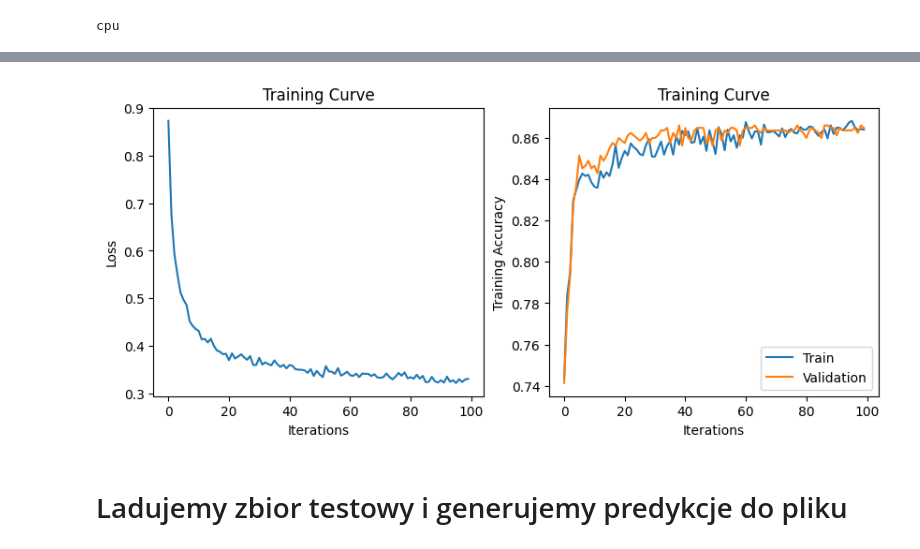
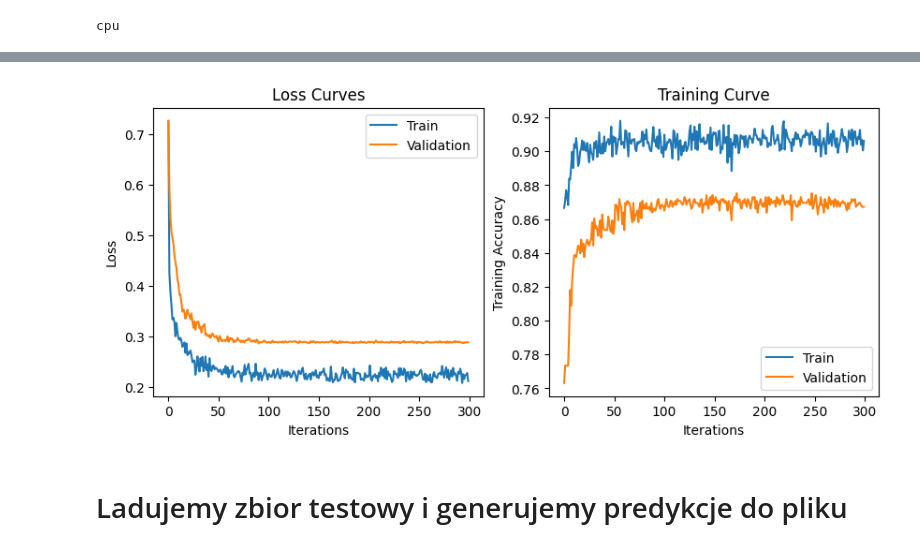
Before and after one commit to Kubasz091/Proj_2_ssne, a Jupyter notebook: solution.ipynb, the cells around one changed output, grey strips where cells are left out. Cells and saved outputs as stored; diff of their text form; code cells hidden in the pictures.

Commit message:
optimal settings

```diff
--- a/solution.ipynb
+++ b/solution.ipynb
@@ -301,7 +337,15 @@ val_data_num = torch.tensor(val_data_num, dtype=torch.float32)
 val_data_cat = torch.tensor(val_data_cat.values, dtype=torch.float32)
 val_target = torch.tensor(val_target.values, dtype=torch.int64)
 
+sample_weights = torch.tensor(data_weights.iloc[train_indices].values, dtype=torch.float32)
+
 train_dataset = torch.utils.data.TensorDataset(train_data_num, train_data_cat, train_target)
 test_dataset = torch.utils.data.TensorDataset(val_data_num, val_data_cat, val_target)
+
+train_sampler = torch.utils.data.WeightedRandomSampler(
+    weights=sample_weights,
+    num_samples=len(train_indices),
+    replacement=True
+)
 # %%
 class FlatClassifier(nn.Module):
@@ -346,20 +399,21 @@ print(device)
 # %% [output]
 cpu
 # %%
-model = FlatClassifier(64, 32).to(device)
+model = FlatClassifier(64, 32, nn.GELU, 0).to(device)
 
-train_loader = DataLoader(train_dataset, batch_size=64, shuffle=True)
+train_loader = DataLoader(train_dataset, batch_size=64, sampler=train_sampler)
 test_loader = DataLoader(test_dataset, batch_size=64, shuffle=False)
 
 criterion = nn.CrossEntropyLoss()
 optimizer = optim.Adam(model.parameters(), lr=0.001, weight_decay=0.00001)
-scheduler = torch.optim.lr_scheduler.ReduceLROnPlateau(optimizer, mode='min', factor=0.5, patience=5)
+scheduler = torch.optim.lr_scheduler.ReduceLROnPlateau(optimizer, mode='min', factor=0.5, patience=10)
 
 iters = []
 losses = []
+val_losses = []
 train_acc = []
 val_acc = []
-for n in range(100):
+for n in range(300):
     epoch_losses = []
     for num_data, cat_data, target_batch in train_loader:
         num_data = num_data.float().to(device)
@@ -370,11 +424,13 @@ for n in range(100):
         outputs = model(num_data, cat_data)
         loss = criterion(outputs, target_batch)
 
+        weighted_loss = loss.mean()
+
         optimizer.zero_grad()
-        loss.backward()
+        weighted_loss.backward()
         optimizer.step()
 
-        epoch_losses.append(loss.item())
+        epoch_losses.append(weighted_loss.item())
 
     loss_mean = np.array(epoch_losses).mean()
     iters.append(n)
@@ -382,6 +438,18 @@ for n in range(100):
 
     model.eval()
     with torch.no_grad():
+        valid_epoch_losses = []
+        for num_data, cat_data, target_batch in test_loader:
+            num_data = num_data.float().to(device)
+            cat_data = cat_data.float().to(device)
+            target_batch = target_batch.long().to(device)
+            outputs = model(num_data, cat_data)
+            valid_loss = criterion(outputs, target_batch).mean().item()
+            valid_epoch_losses.append(valid_loss)
+
+        val_loss_mean = np.array(valid_epoch_losses).mean()
+        val_losses.append(val_loss_mean)
+
         correct_train = 0
         total_train = 0
         for num_data, cat_data, target_batch in train_loader:
@@ -410,7 +478,7 @@ for n in range(100):
     val_acc.append(test_accuracy)
     scheduler.step(loss_mean)
 
-    print(f"Epoch {n} loss {loss_mean:.3f} train_acc: {train_accuracy:.3f} test_acc: {test_accuracy:.3f}")
+    print(f"Epoch {n} train_loss {loss_mean:.3f} val_loss {val_loss_mean:.3f} train_acc: {train_accuracy:.3f} test_acc: {test_accuracy:.3f}")
 
 print("Final Training Accuracy: {:.3f}".format(train_acc[-1]))
 print("Final Validation Accuracy: {:.3f}".format(val_acc[-1]))
@@ -435,21 +503,23 @@ Final Validation Accuracy: 0.867
 # %%
 plt.figure(figsize=(10,4))
 plt.subplot(1,2,1)
-plt.title("Training Curve")
+plt.title("Loss Curves")
 plt.plot(iters, losses, label="Train")
+plt.plot(iters, val_losses, label="Validation")
 plt.xlabel("Iterations")
 plt.ylabel("Loss")
+plt.legend(loc='best')
 
 plt.subplot(1,2,2)
 plt.title("Training Curve")
 plt.plot(iters, train_acc, label="Train")
 plt.plot(iters, val_acc, label="Validation")
 plt.xlabel("Iterations")
 plt.ylabel("Training Accuracy")
 plt.legend(loc='best')
 plt.show()
 # %% [output]
-[figure, old version]
+[figure, new version]
 # %% [markdown]
 # Ladujemy zbior testowy i generujemy predykcje do pliku
 # %%
```
Also changed, not shown: parts of 5 cells of this notebook, 1 other file.
